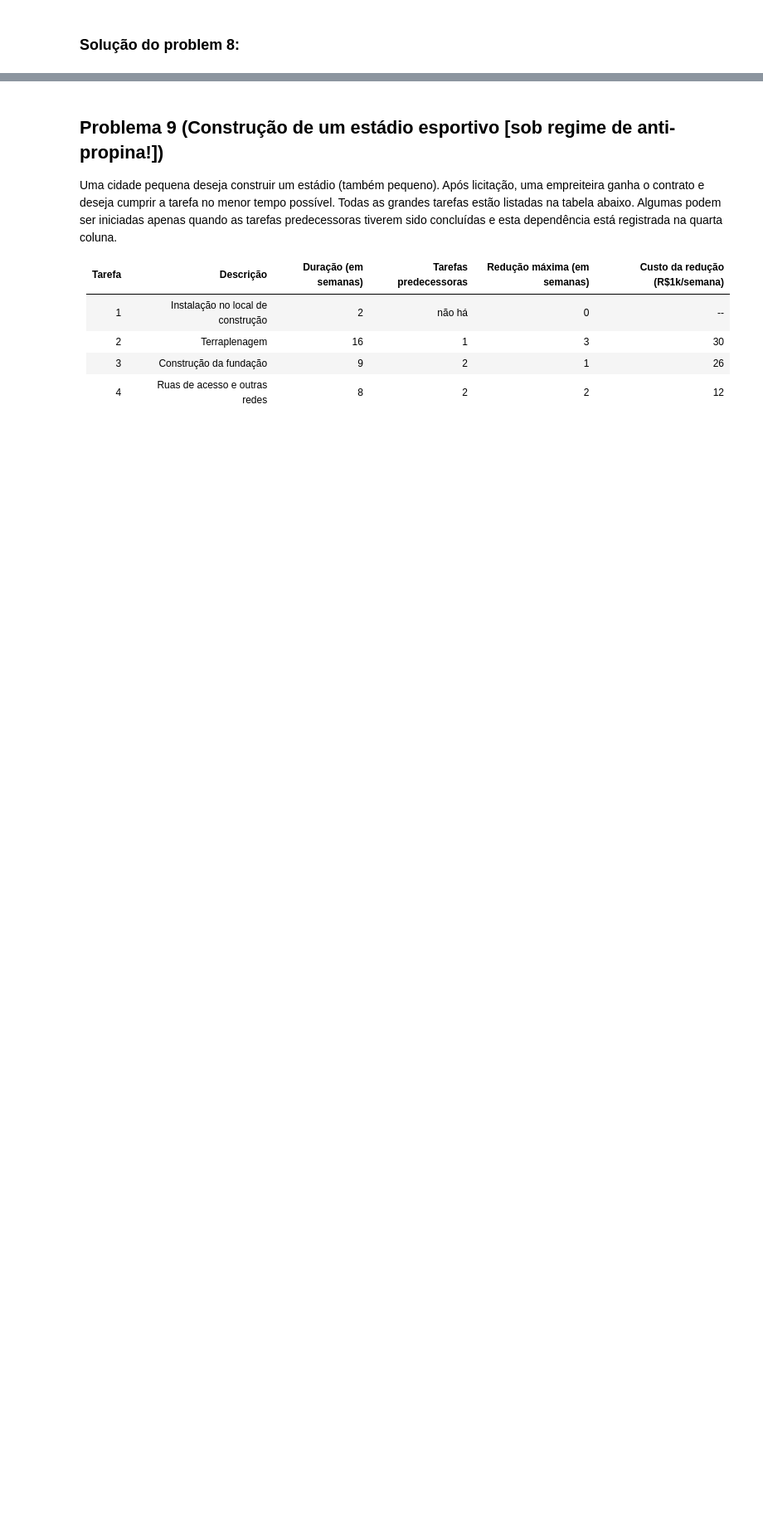
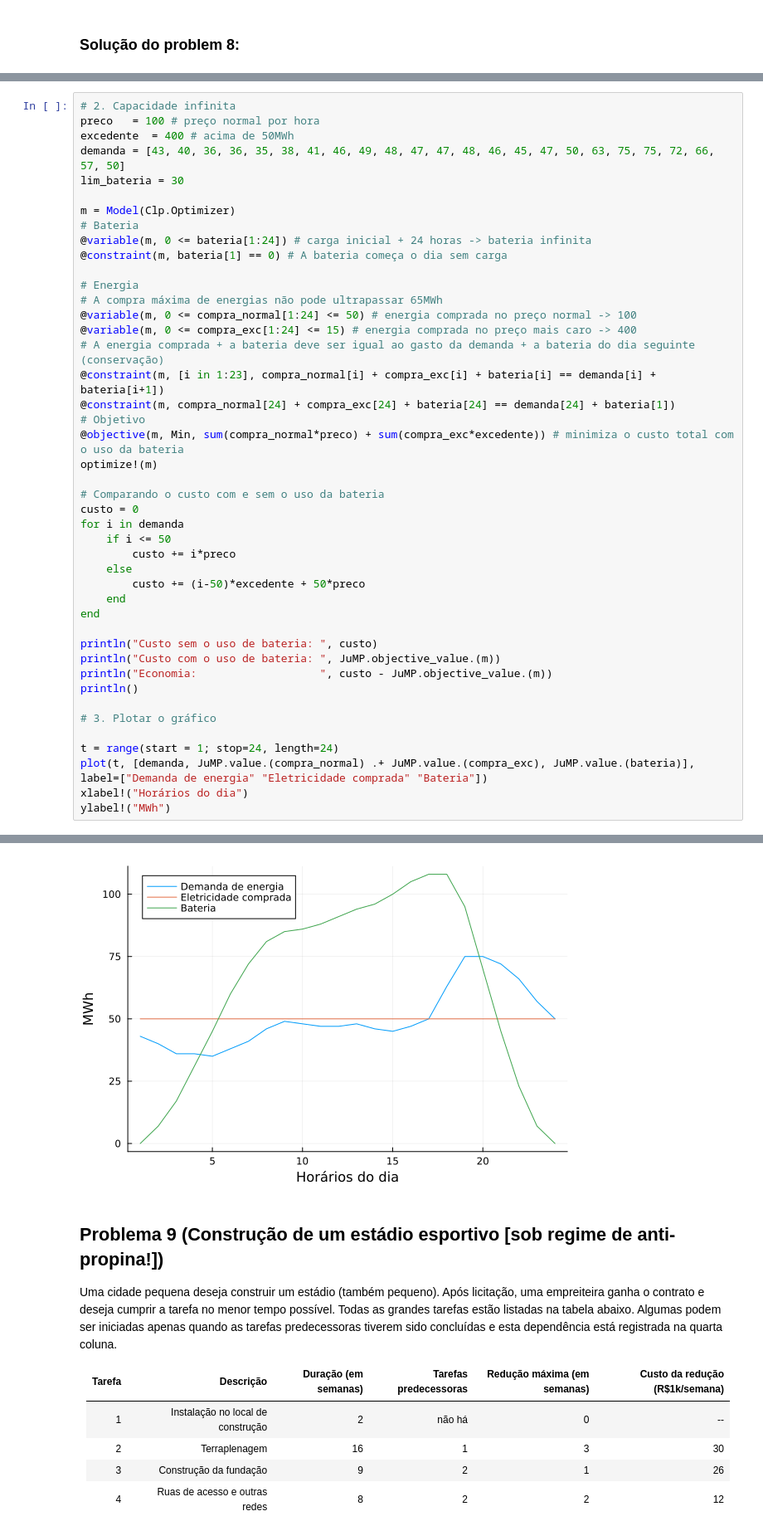
Before and after one commit to leotanaka4/intro-to-optimization, a Jupyter notebook: lista1_com361_23.ipynb, the cells around one changed output, grey strips where cells are left out. Shown: that part at 83% size. Saved outputs shown, nothing was run; the diff lists cells and outputs as text; blank space fills up the shorter version.

```diff
--- a/lista1_com361_23.ipynb
+++ b/lista1_com361_23.ipynb
@@ -442,0 +546,45 @@ Clp0032I Optimal objective 143400 - 48 iterations time 0.002, Presolve 0.00
+# %%
+# 2. Capacidade infinita
+preco   = 100 # preço normal por hora
+excedente  = 400 # acima de 50MWh
+demanda = [43, 40, 36, 36, 35, 38, 41, 46, 49, 48, 47, 47, 48, 46, 45, 47, 50, 63, 75, 75, 72, 66, 57, 50]
+lim_bateria = 30
+
+m = Model(Clp.Optimizer)
+# Bateria
+@variable(m, 0 <= bateria[1:24]) # carga inicial + 24 horas -> bateria infinita
+@constraint(m, bateria[1] == 0) # A bateria começa o dia sem carga
+
+# Energia
+# A compra máxima de energias não pode ultrapassar 65MWh
+@variable(m, 0 <= compra_normal[1:24] <= 50) # energia comprada no preço normal -> 100
+@variable(m, 0 <= compra_exc[1:24] <= 15) # energia comprada no preço mais caro -> 400
+# A energia comprada + a bateria deve ser igual ao gasto da demanda + a bateria do dia seguinte (conservação)
+@constraint(m, [i in 1:23], compra_normal[i] + compra_exc[i] + bateria[i] == demanda[i] + bateria[i+1])
+@constraint(m, compra_normal[24] + compra_exc[24] + bateria[24] == demanda[24] + bateria[1])
+# Objetivo
+@objective(m, Min, sum(compra_normal*preco) + sum(compra_exc*excedente)) # minimiza o custo total com o uso da bateria
+optimize!(m)
+
+# Comparando o custo com e sem o uso da bateria
+custo = 0
+for i in demanda
+    if i <= 50
+        custo += i*preco
+    else
+        custo += (i-50)*excedente + 50*preco
+    end
+end
+
+println("Custo sem o uso de bateria: ", custo)
+println("Custo com o uso de bateria: ", JuMP.objective_value.(m))
+println("Economia:                   ", custo - JuMP.objective_value.(m))
+println()
+
+# 3. Plotar o gráfico
+
+t = range(start = 1; stop=24, length=24)
+plot(t, [demanda, JuMP.value.(compra_normal) .+ JuMP.value.(compra_exc), JuMP.value.(bateria)], label=["Demanda de energia" "Eletricidade comprada" "Bateria"])
+xlabel!("Horários do dia")
+ylabel!("MWh")
+# %% [output]
@@ -443,3 +602,4 @@ Clp0032I Optimal objective 143400 - 48 iterations time 0.002, Presolve 0.00
+[figure, added]
 # %% [markdown]
 ## Problema 9 (Construção de um estádio esportivo [sob regime de anti-propina!])
 Uma cidade pequena deseja construir um estádio (também pequeno). Após licitação, uma empreiteira ganha o contrato e deseja cumprir a tarefa no menor tempo possível. Todas as grandes tarefas estão listadas na tabela abaixo. Algumas podem ser iniciadas apenas quando as tarefas predecessoras tiverem sido concluídas e esta dependência está registrada na quarta coluna.
```
Also changed, not shown: parts of 8 cells of this notebook.
